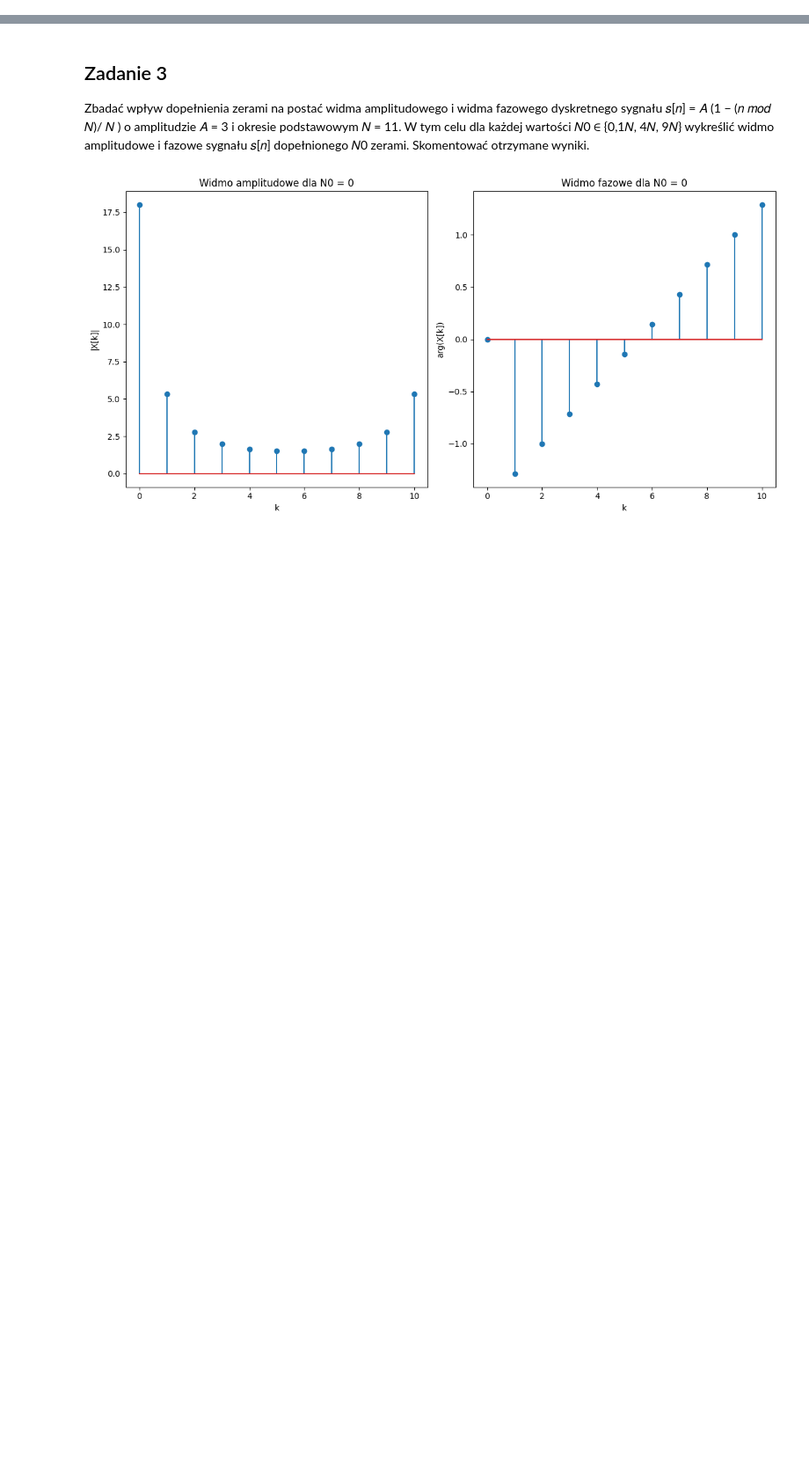
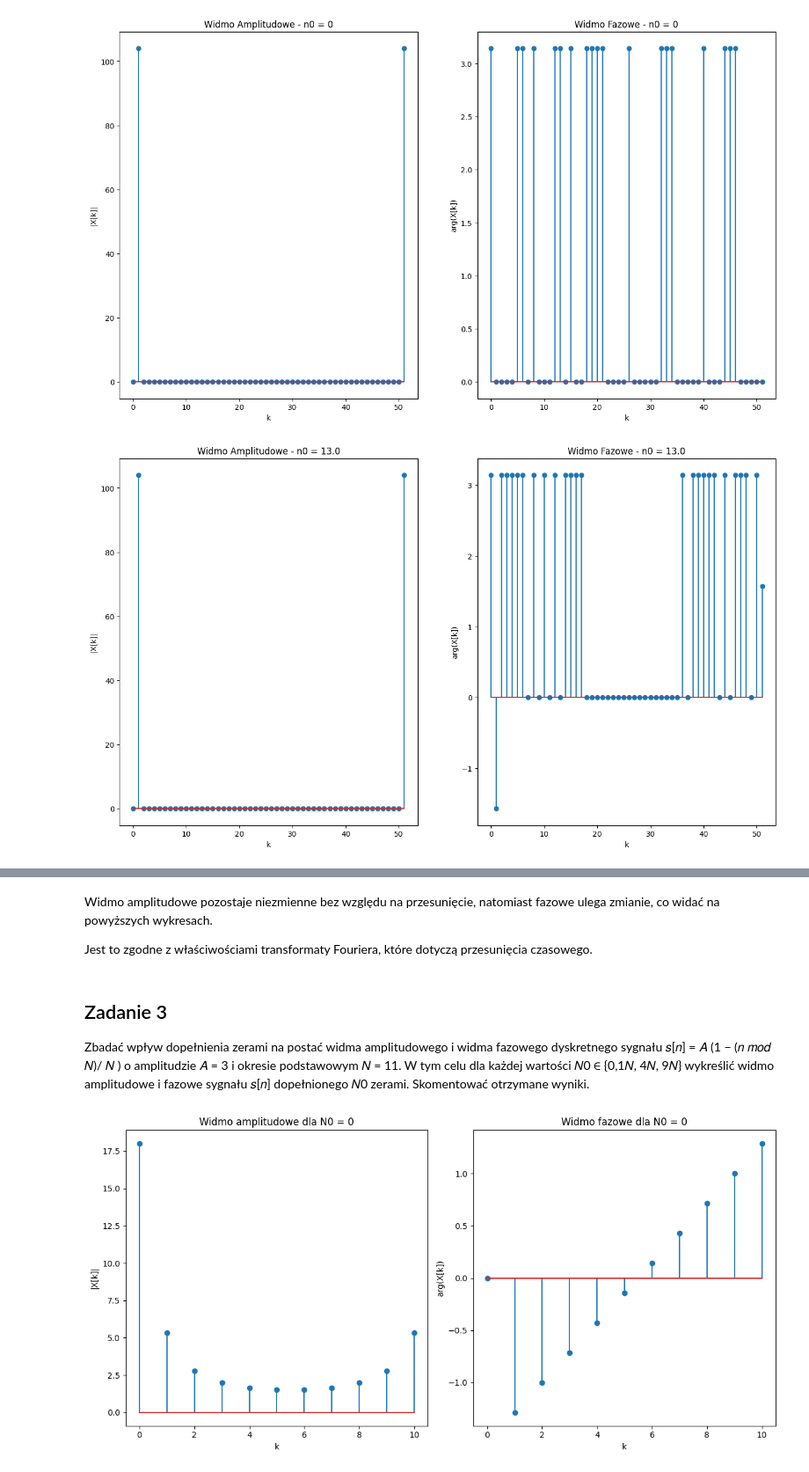
Before and after one commit to alewand/wmm-exercises, a Jupyter notebook: exercise-1/107_Żelazko_Lewandowski.ipynb, the cells around one changed output, grey strips where cells are left out. Shown: that part at 88% size. Saved outputs shown, nothing was run; the diff lists cells and outputs as text; code cells hidden in the pictures; blank space fills up the shorter version.

```diff
--- a/exercise-1/107_Żelazko_Lewandowski.ipynb
+++ b/exercise-1/107_Żelazko_Lewandowski.ipynb
@@ -0,0 +64,8 @@
+# %%
+signal = round(np.sum(np.abs(x) ** 2), 5)
+spectrum = round(np.sum(np.abs(X) ** 2) / num_samples, 5)
+
+print("Weryfikacja Twierdzenia Parsevala:")
+print(f"Sygnał: {signal}")
+print(f"Widmo: {spectrum}")
+print(f"Sygnał == Widmo: {signal == spectrum}")
@@ -0,0 +121,40 @@
+# %%
+def signal(n: np.array, n0: int, A=4, N=52) -> float:
+    return A * np.cos(2 * np.pi* (n - n0) / N)
+
+# Parametry z treści zadania
+A = 4
+N = 52
+n = np.arange(0, N)
+n0_values = [0, N/4, N/2, 3*N/4]
+epsilon = 1e-10
+
+for n0 in n0_values:
+    x = signal(n, n0)
+
+    X = np.fft.fft(x) # Dyskretna transformata Fouriera sygnału s(N)
+
+    # Usuwawnie niepotrzebnych części urojonych
+    X.imag[np.abs(X.imag) < epsilon] = 0
+
+    amp = np.abs(X) # Widmo Amplitudowe
+    phase = np.angle(X) # Widmo Fazowe
+
+    plt.figure(figsize=(16, 9))
+
+    plt.subplot(1, 2, 1)
+    plt.stem(n, amp)
+    plt.title(f"Widmo Amplitudowe - n0 = {n0}")
+    plt.xlabel("k")
+    plt.ylabel("|X[k]|")
+
+    plt.subplot(1, 2, 2)
+    plt.stem(n, phase)
+    plt.title(f"Widmo Fazowe - n0 = {n0}")
+    plt.xlabel("k")
+    plt.ylabel("arg(X[k])")
+
+    plt.show()
+# %% [output]
+[figure, added]
+[figure, added]
@@ -1,3 +163,7 @@
+# %% [markdown]
+Widmo amplitudowe pozostaje niezmienne bez względu na przesunięcie, natomiast fazowe ulega zmianie, co widać na powyższych wykresach.
+
+Jest to zgodne z właściwościami transformaty Fouriera, które dotyczą przesunięcia czasowego.
 # %% [markdown]
 ## Zadanie 3
 Zbadać wpływ dopełnienia zerami na postać widma amplitudowego i widma fazowego dyskretnego sygnału 𝑠[𝑛] = 𝐴 (1 − (𝑛 𝑚𝑜𝑑 𝑁)/
```
Also changed, not shown: parts of 10 cells of this notebook, 1 other file.
